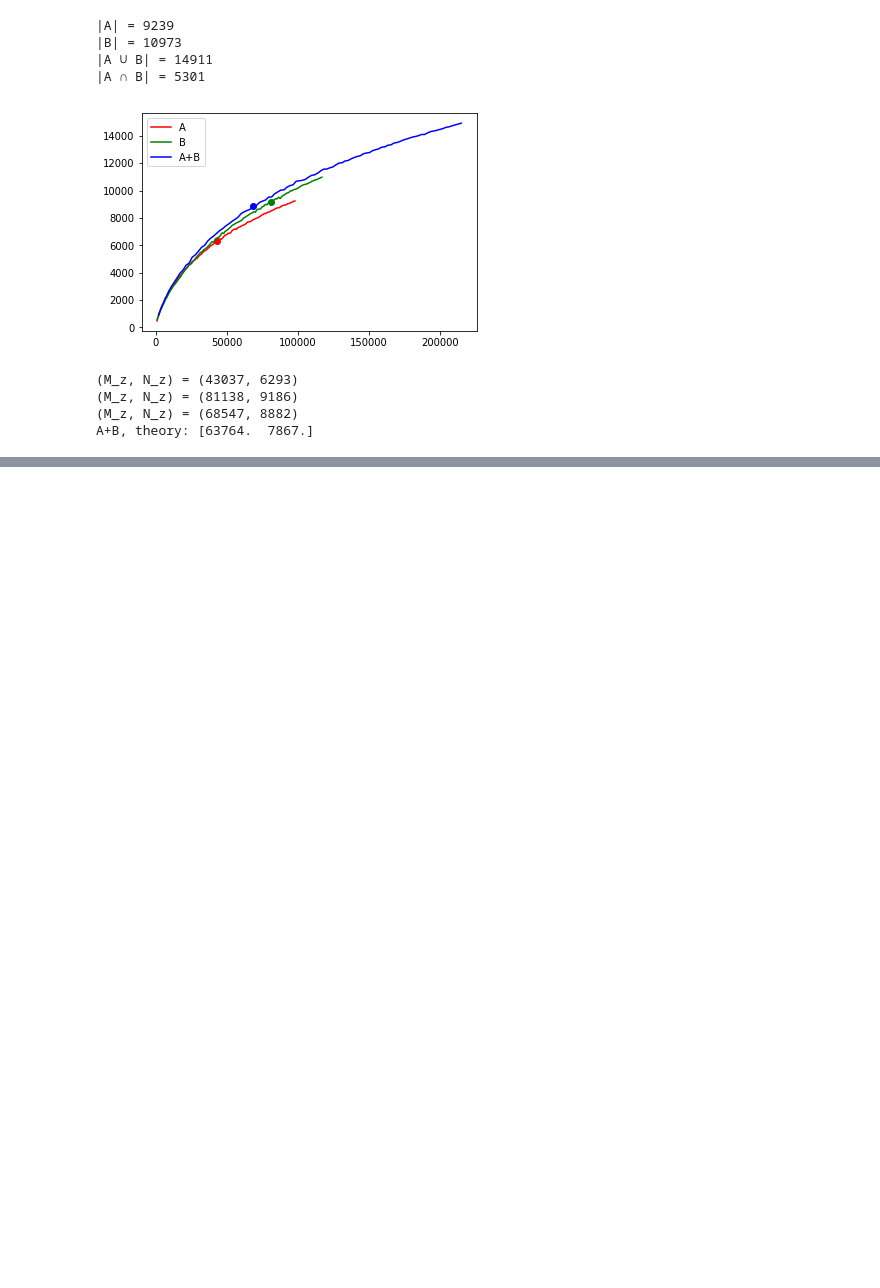
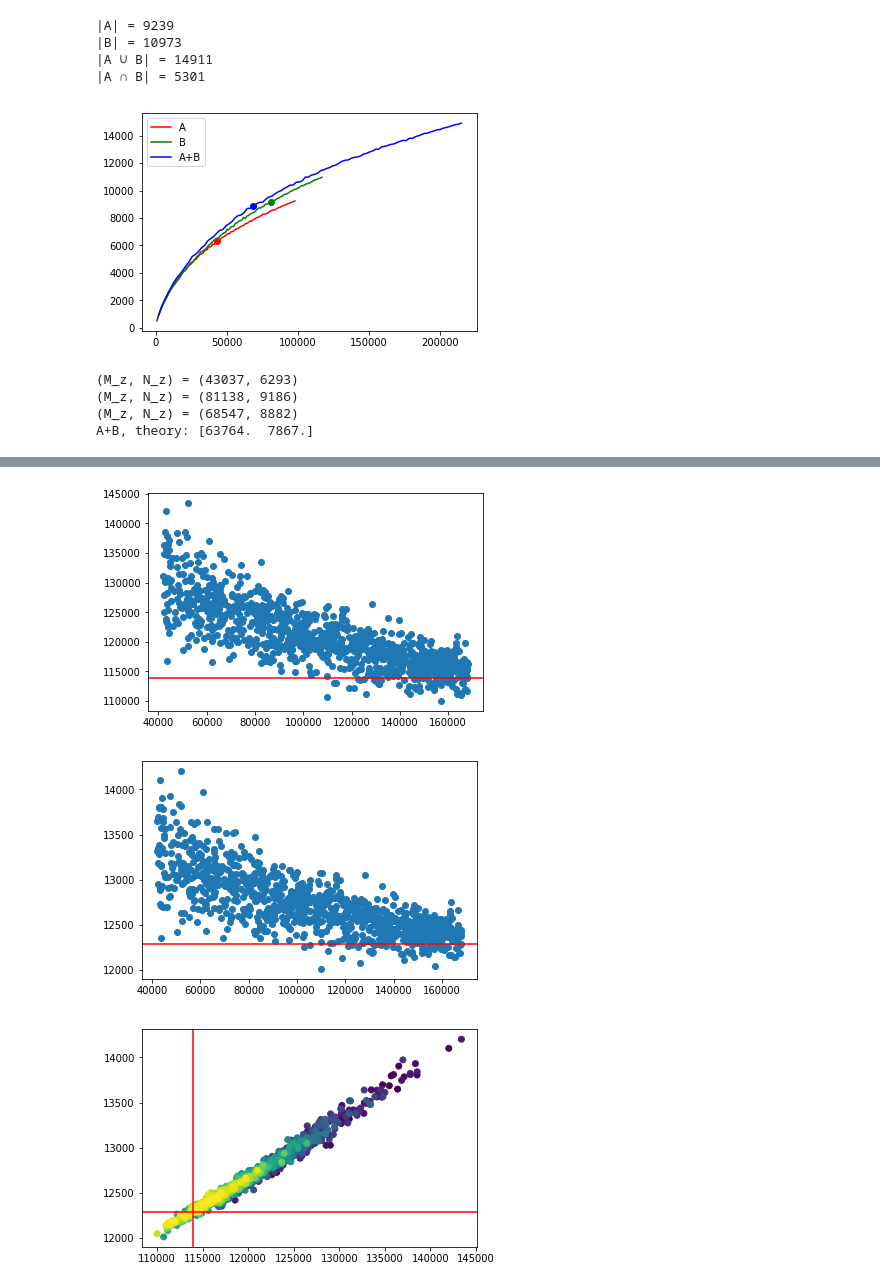
Before and after one commit to VictorDavis/legomena, a Jupyter notebook: notebooks/corpus-combination.ipynb, the cells around one changed output, grey strips where cells are left out. Drawn from its saved outputs; the diff is of its cells as text; code cells hidden in the pictures; blank space fills up the shorter version.

```diff
--- a/notebooks/corpus-combination.ipynb
+++ b/notebooks/corpus-combination.ipynb
@@ -382,0 +286,20 @@ NameError: name 'book_data' is not defined
+# %%
+# take a single book and cut it by 1/n. The values for (M',N') are predictable via the TTR curve, but what about (M_z', N_z')?
+df = []
+corpus = corpi["2701"]
+for _ in range(999):
+    half = int(np.random.uniform(0.2, 0.8) * corpus.M)
+    halftokens = np.random.choice(corpus.tokens, half, replace = False)
+    halfcorpus = Corpus(halftokens, verbose = False)
+    halfcorpus.buildTTRCurve()
+    halfcorpus.fit(optimize = True)
+#     print("Whole:", (corpus.M_z, corpus.N_z))
+#     print("Half:", (halfcorpus.M_z, halfcorpus.N_z))
+    df.append((half, halfcorpus.M_z, halfcorpus.N_z))
+
+df = pd.DataFrame(df, columns = ["x", "M_z", "N_z"])
+df.sort_values("x", inplace = True)
+df["M_z_"] = df.M_z / corpus.M_z
+df["N_z_"] = df.N_z / corpus.N_z
+df["x_"] = df.x / corpus.M
+df
@@ -382,0 +342,17 @@ NameError: name 'book_data' is not defined
+# %%
+# OptimalFractions_df = df
+df = OptimalFractions_df
+plt.scatter(df.x, df.M_z)
+plt.axhline(y = corpus.M_z, color = "red")
+plt.show()
+plt.scatter(df.x, df.N_z)
+plt.axhline(y = corpus.N_z, color = "red")
+plt.show()
+plt.scatter(df.M_z, df.N_z, c = df.x)
+plt.axvline(x = corpus.M_z, color = "red")
+plt.axhline(y = corpus.N_z, color = "red")
+plt.show()
+# %% [output]
+[figure, added]
+[figure, added]
+[figure, added]
```
Also changed, not shown: parts of 20 cells of this notebook, 2 other files.
